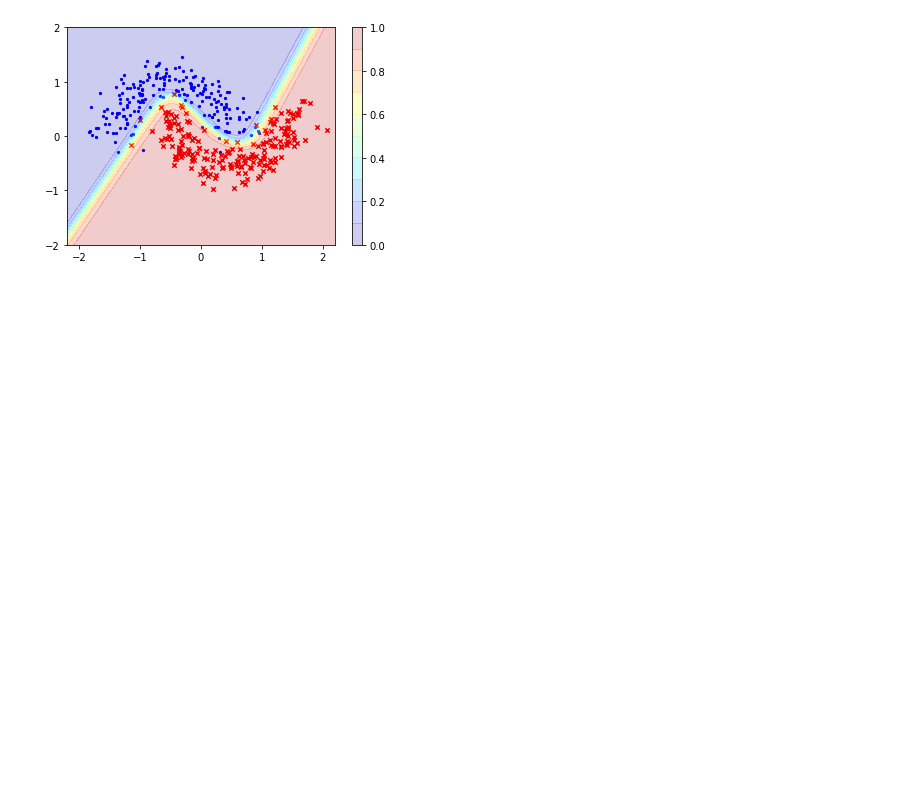
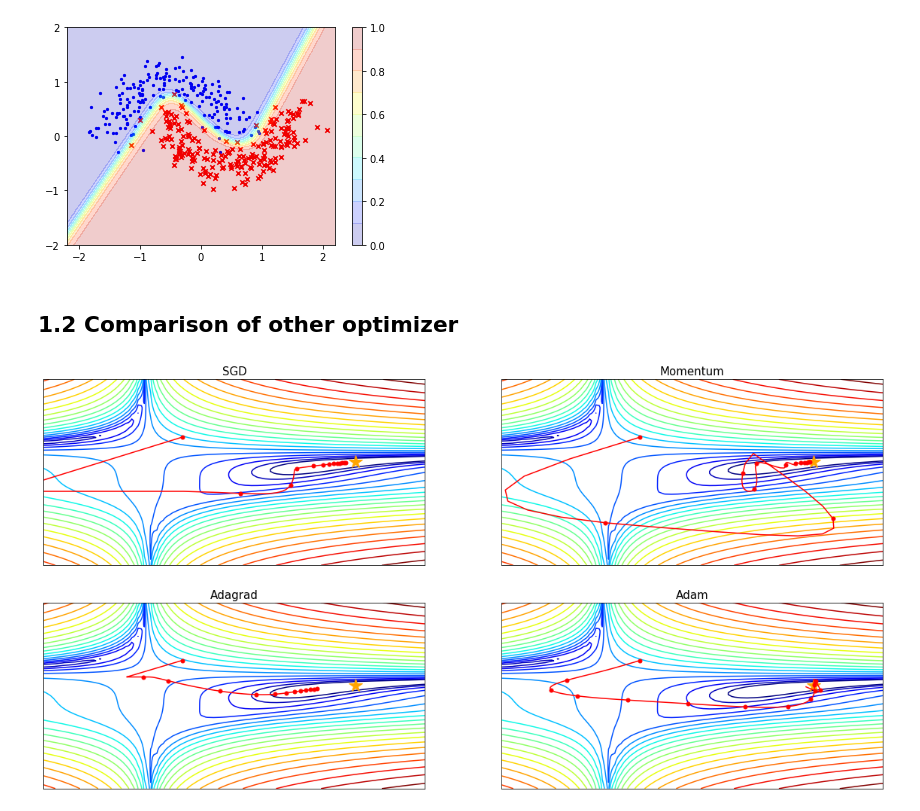
Before and after one commit to oilneck/prml_python, a Jupyter notebook: Notebook/test_Deep_learning.ipynb, the cells around one changed output. Drawn from its saved outputs; the diff is of its cells as text; code cells hidden in the pictures; blank space fills up the shorter version.

```diff
--- a/Notebook/test_Deep_learning.ipynb
+++ b/Notebook/test_Deep_learning.ipynb
@@ -112,3 +112,63 @@ plt.yticks(np.arange(-2,3,1))
 plt.show()
 # %% [output]
 [figure]
+# %% [markdown]
+## 1.2 Comparison of other optimizer
+# %%
+import numpy as np
+import matplotlib.pyplot as plt
+from matplotlib.colors import LogNorm
+from deepL_module.base.functions import *
+from deepL_module.nn.optimizers import *
+from collections import OrderedDict
+
+
+init_pos = [0.5,1.7]
+
+init_pos = np.array(init_pos).astype(float)
+
+params = {}
+params['x'], params['y'] = init_pos[0], init_pos[1]
+grads = {}
+grads['x'], grads['y'] = 0, 0
+
+
+optimizers = OrderedDict()
+optimizers["SGD"] = SGD(lr=0.05)
+optimizers["Momentum"] = Momentum(lr=0.02,momentum=0.8)
+optimizers["Adagrad"] = Adagrad(lr=0.8)
+optimizers["Adam"] = Adam(lr=0.2,beta_1=0.95,beta_2=0.999)
+
+idx = 1
+fig = plt.figure(figsize=(20,10))
+for key in optimizers:
+    optimizer = optimizers[key]
+    x_history = []
+    y_history = []
+    params['x'], params['y'] = init_pos[0], init_pos[1]
+
+    ax = fig.add_subplot(2, 2, idx)
+    train_x, train_y = np.linspace(-4.5,4.5,100), np.linspace(-4.5,4.5,100)
+    X, Y = np.meshgrid(train_x,train_y)
+    Z = beal_function(X, Y)
+    ax.contour(X, Y, Z, levels=np.logspace(0,5,20), norm=LogNorm(), cmap='jet')
+    ax.plot(*np.array([3,0.5]),'r*',markersize=18,color='orange')
+
+    for i in range(90):
+        x_history.append(params['x'])
+        y_history.append(params['y'])
+
+        grads['x'], grads['y'] = grad_beal(params['x'], params['y'])
+        optimizer.update(params, grads)
+
+    idx += 1
+    ax.plot(x_history, y_history, 'o-', color="r",markersize=5,markevery=7)
+    plt.ylim(-4.5, 4.5)
+    plt.xlim(-1.5, 4.)
+    plt.title(key,fontsize=15)
+    plt.tick_params(labelbottom=False,labelleft=False)
+    plt.tick_params(bottom=False,left=False)
+
+plt.show()
+# %% [output]
+[figure, added]
```
Also changed, not shown: 1 other file.
